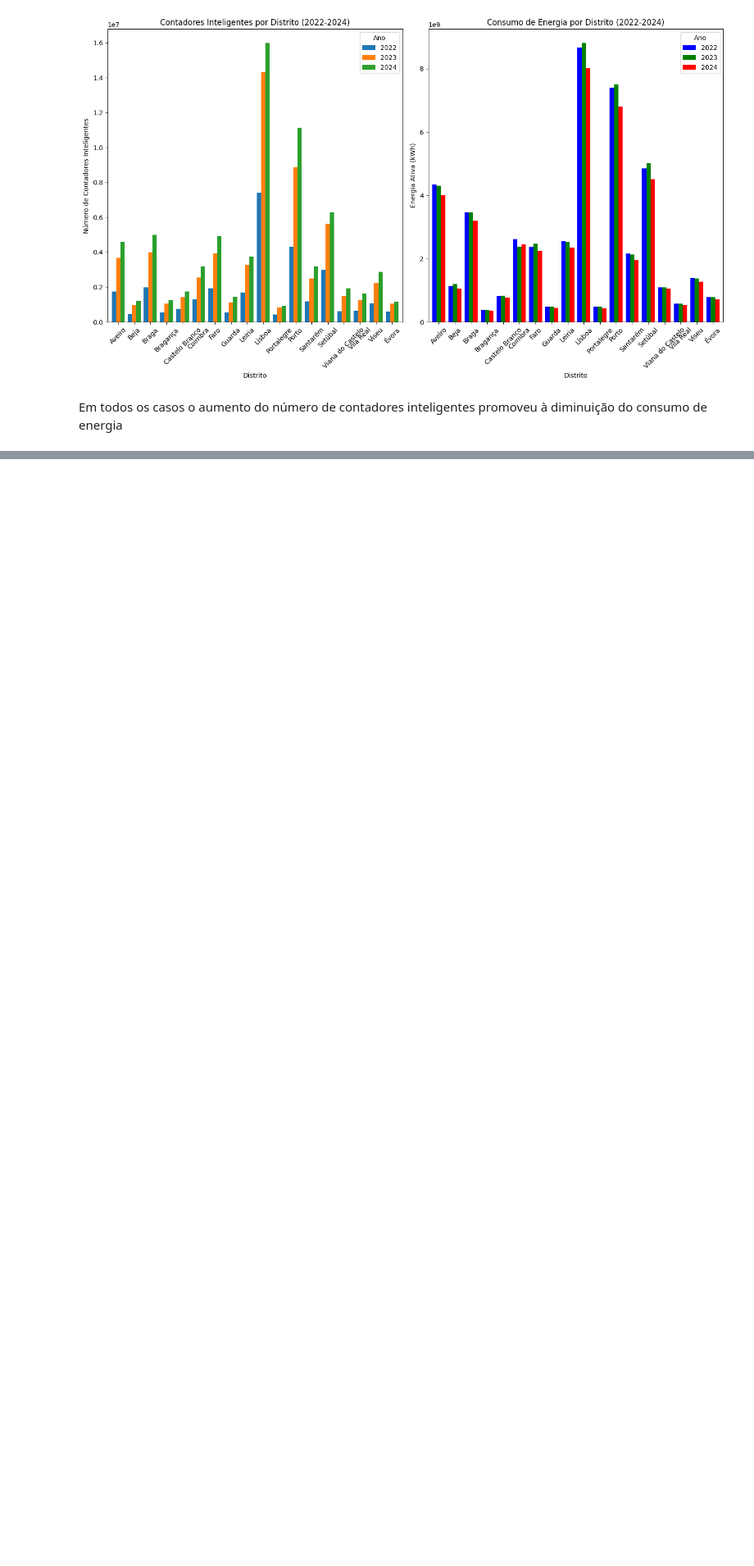
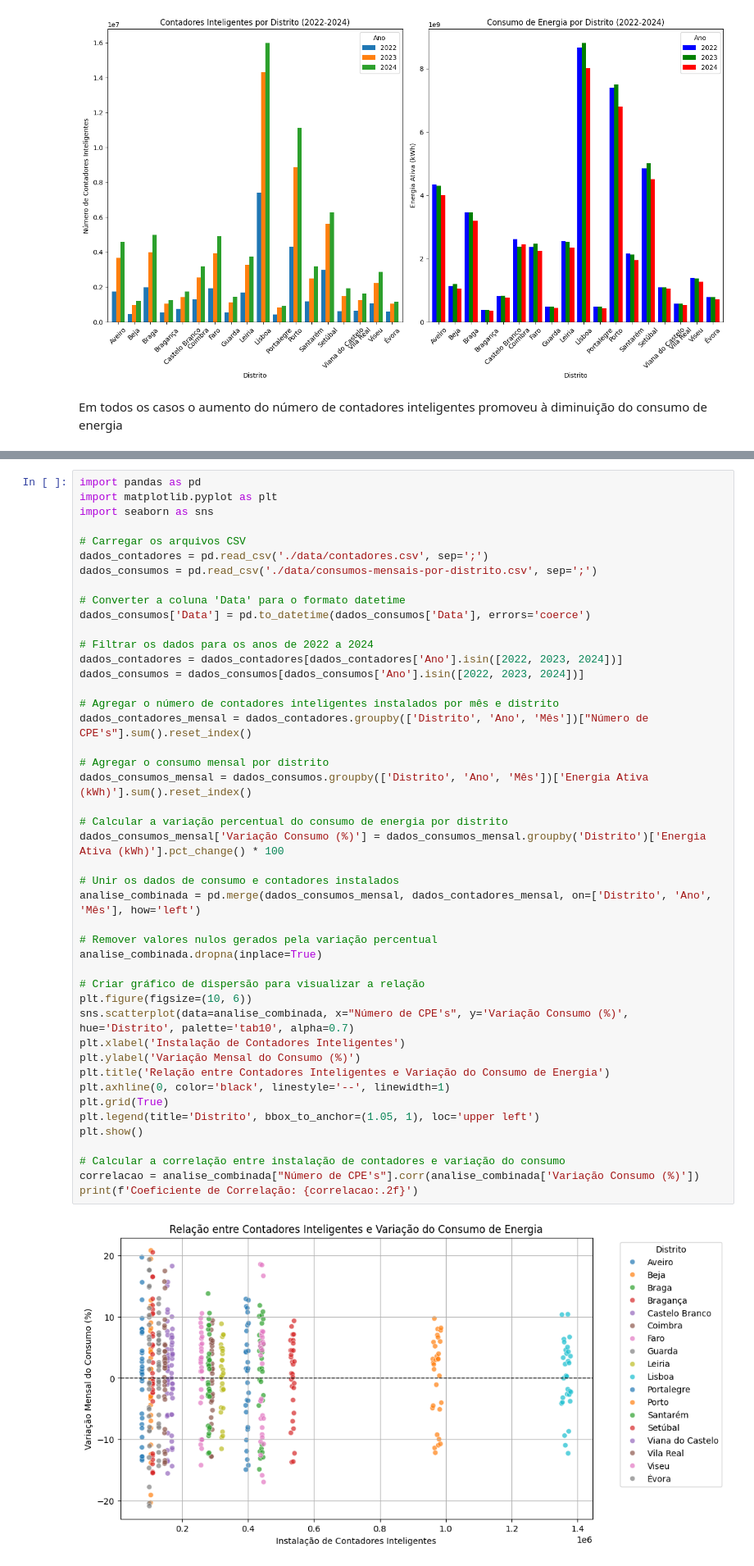
Before and after one commit to leonorsr/E-Redes, a Jupyter notebook: contadores.ipynb, the cells around one changed output, grey strips where cells are left out. Shown at 82% size. Saved outputs shown, nothing was run; the diff lists cells and outputs as text; blank space fills up the shorter version.

```diff
--- a/contadores.ipynb
+++ b/contadores.ipynb
@@ -59,0 +164,47 @@ Em todos os casos o aumento do número de contadores inteligentes promoveu à di
+# %%
+import pandas as pd
+import matplotlib.pyplot as plt
+import seaborn as sns
+
+# Carregar os arquivos CSV
+dados_contadores = pd.read_csv('./data/contadores.csv', sep=';')
+dados_consumos = pd.read_csv('./data/consumos-mensais-por-distrito.csv', sep=';')
+
+# Converter a coluna 'Data' para o formato datetime
+dados_consumos['Data'] = pd.to_datetime(dados_consumos['Data'], errors='coerce')
+
+# Filtrar os dados para os anos de 2022 a 2024
+dados_contadores = dados_contadores[dados_contadores['Ano'].isin([2022, 2023, 2024])]
+dados_consumos = dados_consumos[dados_consumos['Ano'].isin([2022, 2023, 2024])]
+
+# Agregar o número de contadores inteligentes instalados por mês e distrito
+dados_contadores_mensal = dados_contadores.groupby(['Distrito', 'Ano', 'Mês'])["Número de CPE's"].sum().reset_index()
+
+# Agregar o consumo mensal por distrito
+dados_consumos_mensal = dados_consumos.groupby(['Distrito', 'Ano', 'Mês'])['Energia Ativa (kWh)'].sum().reset_index()
+
+# Calcular a variação percentual do consumo de energia por distrito
+dados_consumos_mensal['Variação Consumo (%)'] = dados_consumos_mensal.groupby('Distrito')['Energia Ativa (kWh)'].pct_change() * 100
+
+# Unir os dados de consumo e contadores instalados
+analise_combinada = pd.merge(dados_consumos_mensal, dados_contadores_mensal, on=['Distrito', 'Ano', 'Mês'], how='left')
+
+# Remover valores nulos gerados pela variação percentual
+analise_combinada.dropna(inplace=True)
+
+# Criar gráfico de dispersão para visualizar a relação
+plt.figure(figsize=(10, 6))
+sns.scatterplot(data=analise_combinada, x="Número de CPE's", y='Variação Consumo (%)', hue='Distrito', palette='tab10', alpha=0.7)
+plt.xlabel('Instalação de Contadores Inteligentes')
+plt.ylabel('Variação Mensal do Consumo (%)')
+plt.title('Relação entre Contadores Inteligentes e Variação do Consumo de Energia')
+plt.axhline(0, color='black', linestyle='--', linewidth=1)
+plt.grid(True)
+plt.legend(title='Distrito', bbox_to_anchor=(1.05, 1), loc='upper left')
+plt.show()
+
+# Calcular a correlação entre instalação de contadores e variação do consumo
+correlacao = analise_combinada["Número de CPE's"].corr(analise_combinada['Variação Consumo (%)'])
+print(f'Coeficiente de Correlação: {correlacao:.2f}')
+# %% [output]
+[figure, added]
```
Also changed, not shown: parts of 7 cells of this notebook.
